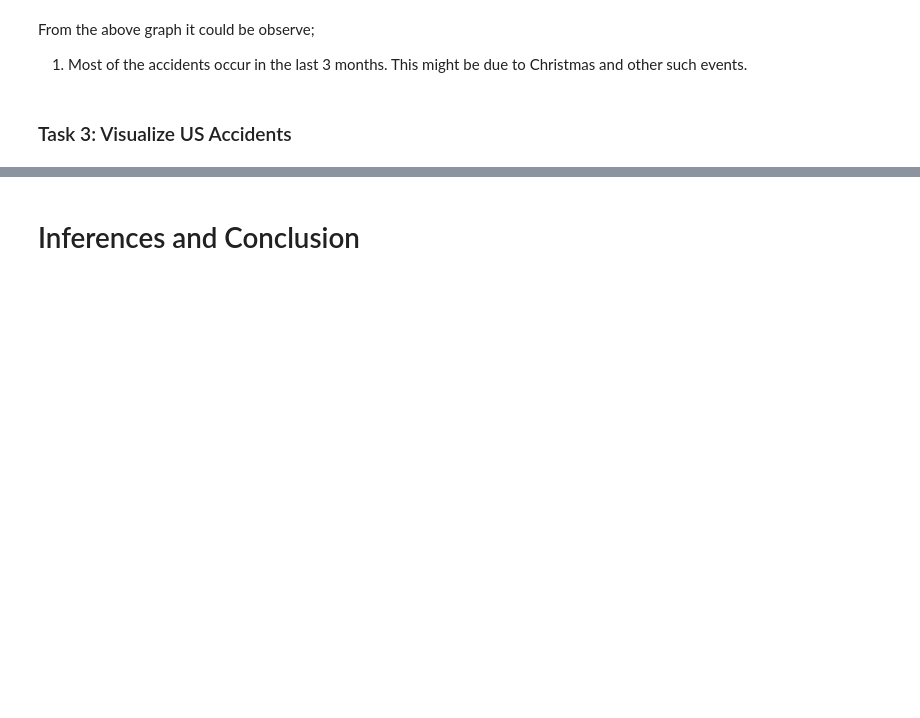
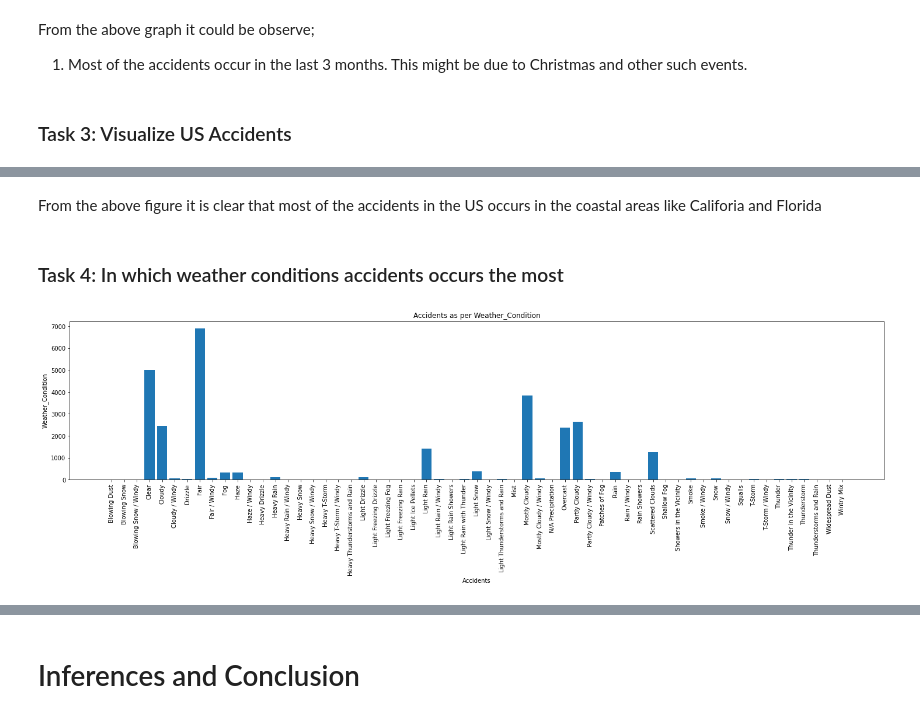
Before and after one commit to MaaviaAsghar4/US_Accidents_Analysis-EDA-, a Jupyter notebook: US_Accidents_EDA.ipynb, the cells around one changed output, grey strips where cells are left out. Cells and saved outputs as stored; diff of their text form; code cells hidden in the pictures; blank space fills up the shorter version.

Commit message:
Task 3 and 4 completed

```diff
--- a/US_Accidents_EDA.ipynb
+++ b/US_Accidents_EDA.ipynb
@@ -158,0 +171,9 @@ From the above graph it could be observe;
+# %% [markdown]
+From the above figure it is clear that most of the accidents in the US occurs in the coastal areas like Califoria and Florida
+# %% [markdown]
+### Task 4: In which weather conditions accidents occurs the most
+# %%
+# data['Weather_Condition'].value_counts()
+draw_plot('Weather_Condition','Accidents as per Weather_Condition','Accidents','Weather_Condition',25,5,'vertical')
+# %% [output]
+[figure, added]
```
Also changed, not shown: parts of 12 cells of this notebook.
